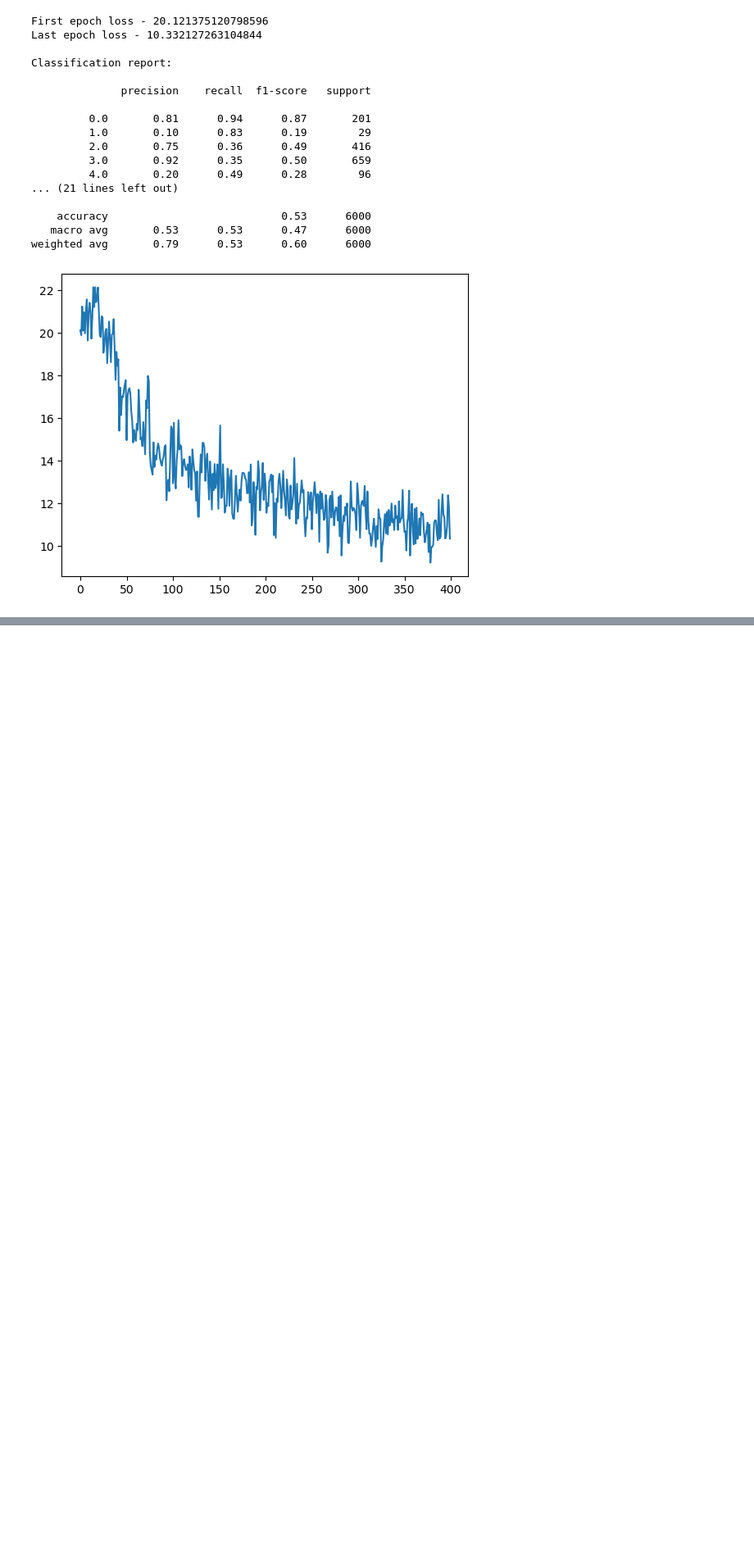
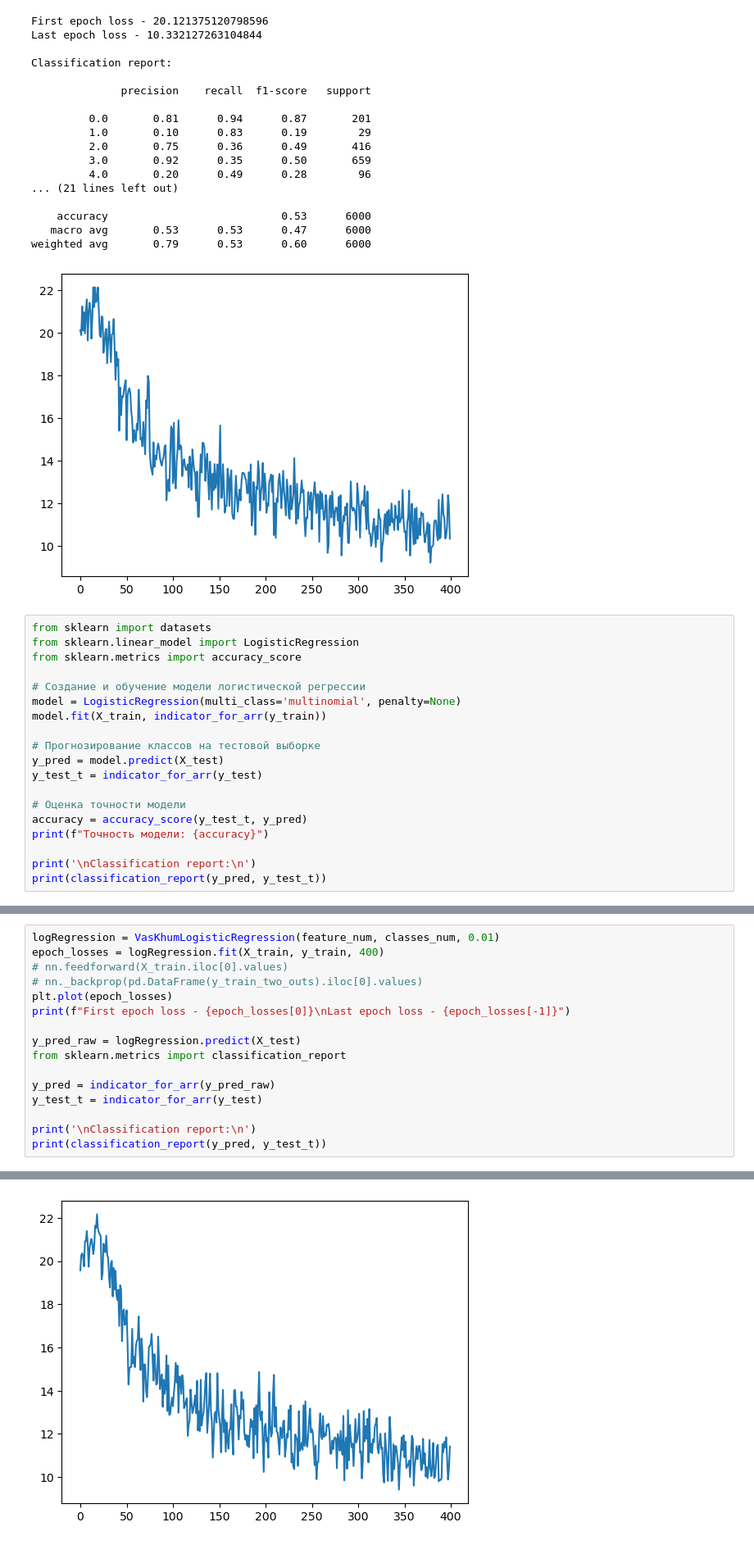
Before and after one commit to whoismuch/linear-models, a Jupyter notebook: linear-models.ipynb, the cells around one changed output, grey strips where cells are left out. Shown at 82% size. Cells and saved outputs as stored; diff of their text form; blank space fills up the shorter version.

Commit message:
metrics added, LogRegr from sklearn added

```diff
--- a/linear-models.ipynb
+++ b/linear-models.ipynb
@@ -343,3 +343,22 @@ Classification report:
    macro avg       0.53      0.53      0.47      6000
 weighted avg       0.79      0.53      0.60      6000
 [figure]
+# %%
+from sklearn import datasets
+from sklearn.linear_model import LogisticRegression
+from sklearn.metrics import accuracy_score
+
+# Создание и обучение модели логистической регрессии
+model = LogisticRegression(multi_class='multinomial', penalty=None)
+model.fit(X_train, indicator_for_arr(y_train))
+
+# Прогнозирование классов на тестовой выборке
+y_pred = model.predict(X_test)
+y_test_t = indicator_for_arr(y_test)
+
+# Оценка точности модели
+accuracy = accuracy_score(y_test_t, y_pred)
+print(f"Точность модели: {accuracy}")
+
+print('\nClassification report:\n')
+print(classification_report(y_pred, y_test_t))
@@ -345,0 +390,17 @@ weighted avg       0.79      0.53      0.60      6000
+# %%
+logRegression = VasKhumLogisticRegression(feature_num, classes_num, 0.01)
+epoch_losses = logRegression.fit(X_train, y_train, 400)
+# nn.feedforward(X_train.iloc[0].values)
+# nn._backprop(pd.DataFrame(y_train_two_outs).iloc[0].values)
+plt.plot(epoch_losses)
+print(f"First epoch loss - {epoch_losses[0]}\nLast epoch loss - {epoch_losses[-1]}")
+
+y_pred_raw = logRegression.predict(X_test)
+from sklearn.metrics import classification_report
+
+y_pred = indicator_for_arr(y_pred_raw)
+y_test_t = indicator_for_arr(y_test)
+
+print('\nClassification report:\n')
+print(classification_report(y_pred, y_test_t))
+# %% [output]
@@ -345,0 +424 @@ weighted avg       0.79      0.53      0.60      6000
+[figure, added]
```
Also changed, not shown: parts of 8 cells of this notebook.
